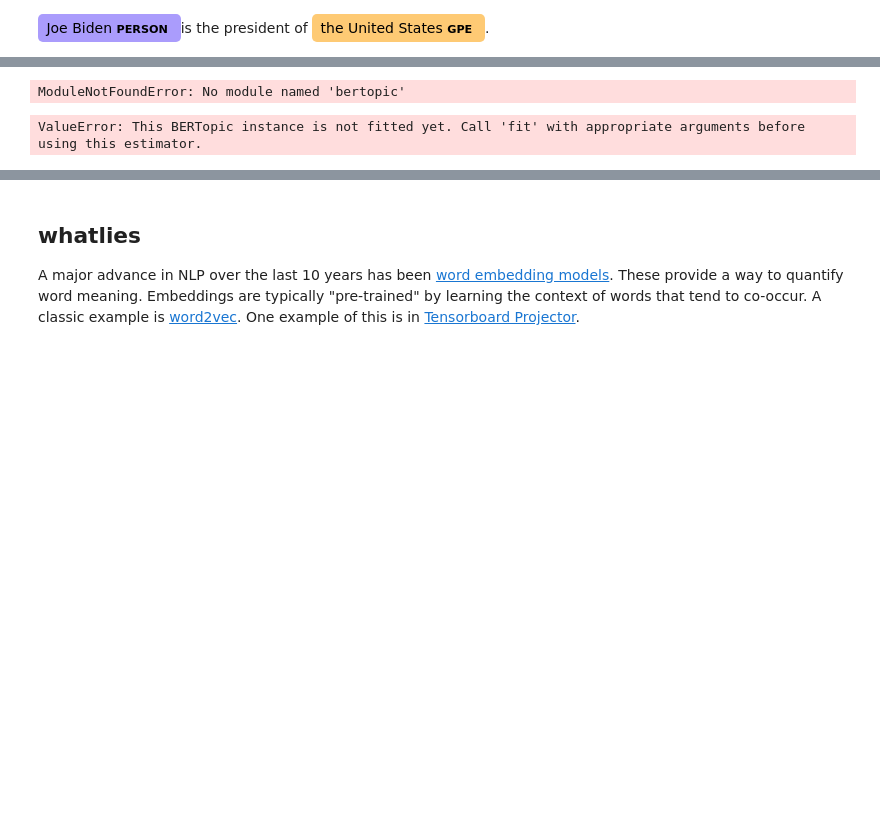
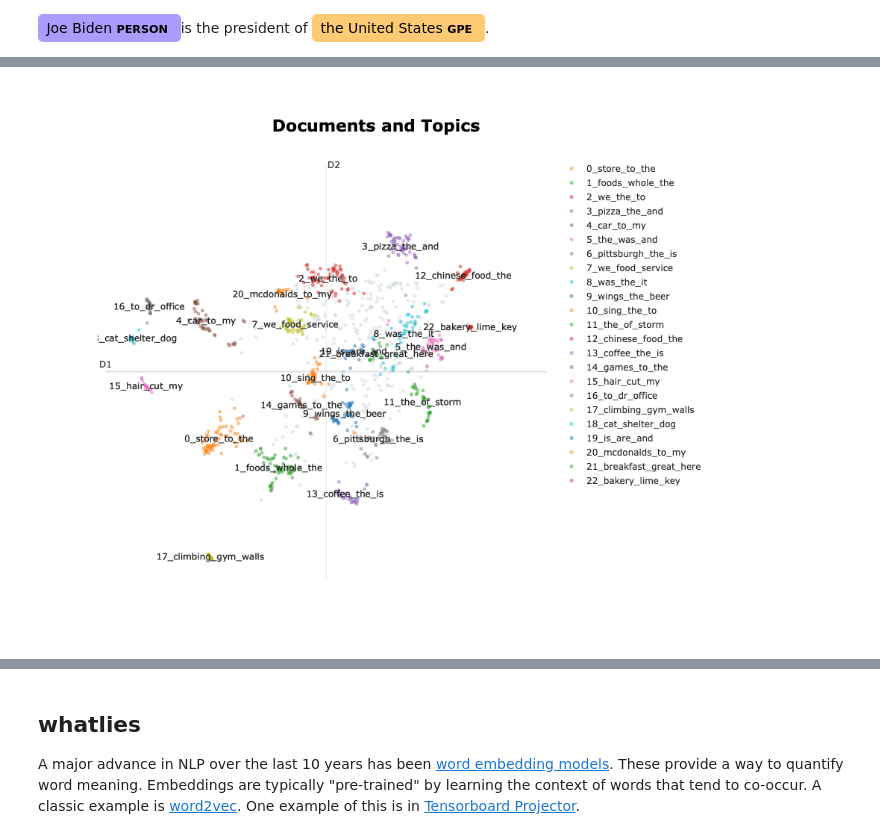
Before and after one commit to wesslen/nlp-spacy-visualizations, a Jupyter notebook: 01-spacy-visualizer.ipynb, the cells around one changed output, grey strips where cells are left out. Drawn from its saved outputs; the diff is of its cells as text; code cells hidden in the pictures; blank space fills up the shorter version.

Commit message:
update notebook for spacy, bertopic

```diff
--- a/01-spacy-visualizer.ipynb
+++ b/01-spacy-visualizer.ipynb
@@ -65,21 +151,12 @@ from umap import UMAP
 # Prepare embeddings
 sentence_model = SentenceTransformer("all-MiniLM-L6-v2")
 embeddings = sentence_model.encode(texts, show_progress_bar=False)
+embeddings[0]
-# %% [output]
-ModuleNotFoundError: No module named 'bertopic'
-# %%
-topic_model.visualize_topics()
-# %% [output]
-ValueError: This BERTopic instance is not fitted yet. Call 'fit' with appropriate arguments before using this estimator.
 # %%
-
-
 # Train BERTopic
 topic_model = BERTopic().fit(texts, embeddings)
 
 # Run the visualization with the original embeddings
 topic_model.visualize_documents(texts, embeddings=embeddings)
-
-# Reduce dimensionality of embeddings, this step is optional but much faster to perform iteratively:
-reduced_embeddings = UMAP(n_neighbors=10, n_components=2, min_dist=0.0, metric='cosine').fit_transform(embeddings)
-topic_model.visualize_documents(texts, reduced_embeddings=reduced_embeddings)
+# %% [output]
+[figure, added]
```
Also changed, not shown: parts of 19 cells of this notebook.
